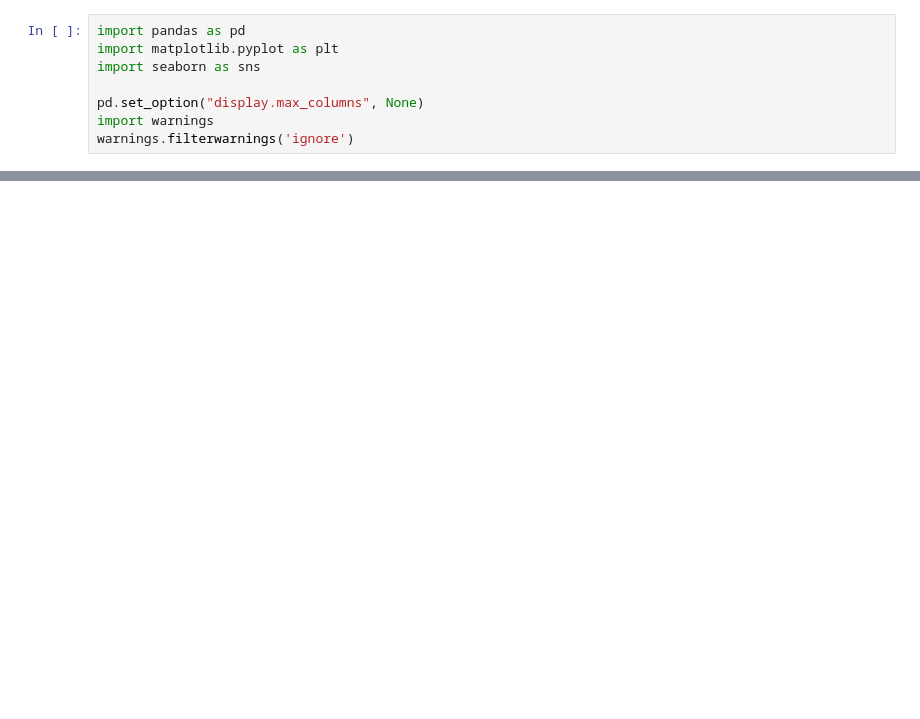
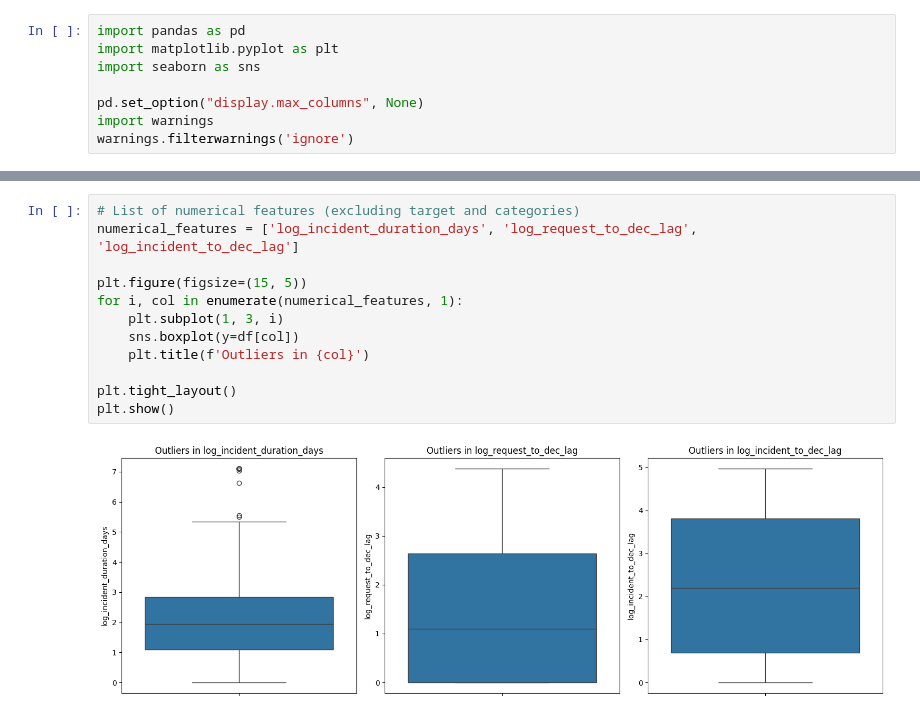
Before and after one commit to Ceejay-user/disaster-recovery-cost-prediction, a Jupyter notebook: notebooks/01_eda.ipynb, the cells around one changed output, grey strips where cells are left out. Cells and saved outputs as stored; diff of their text form; blank space fills up the shorter version.

```diff
--- a/notebooks/01_eda.ipynb
+++ b/notebooks/01_eda.ipynb
@@ -117,0 +251,14 @@ Name: count, dtype: int64
+# %%
+# List of numerical features (excluding target and categories)
+numerical_features = ['log_incident_duration_days', 'log_request_to_dec_lag', 'log_incident_to_dec_lag']
+
+plt.figure(figsize=(15, 5))
+for i, col in enumerate(numerical_features, 1):
+    plt.subplot(1, 3, i)
+    sns.boxplot(y=df[col])
+    plt.title(f'Outliers in {col}')
+
+plt.tight_layout()
+plt.show()
+# %% [output]
+[figure, added]
```
Also changed, not shown: parts of 20 cells of this notebook, 16 other files.
